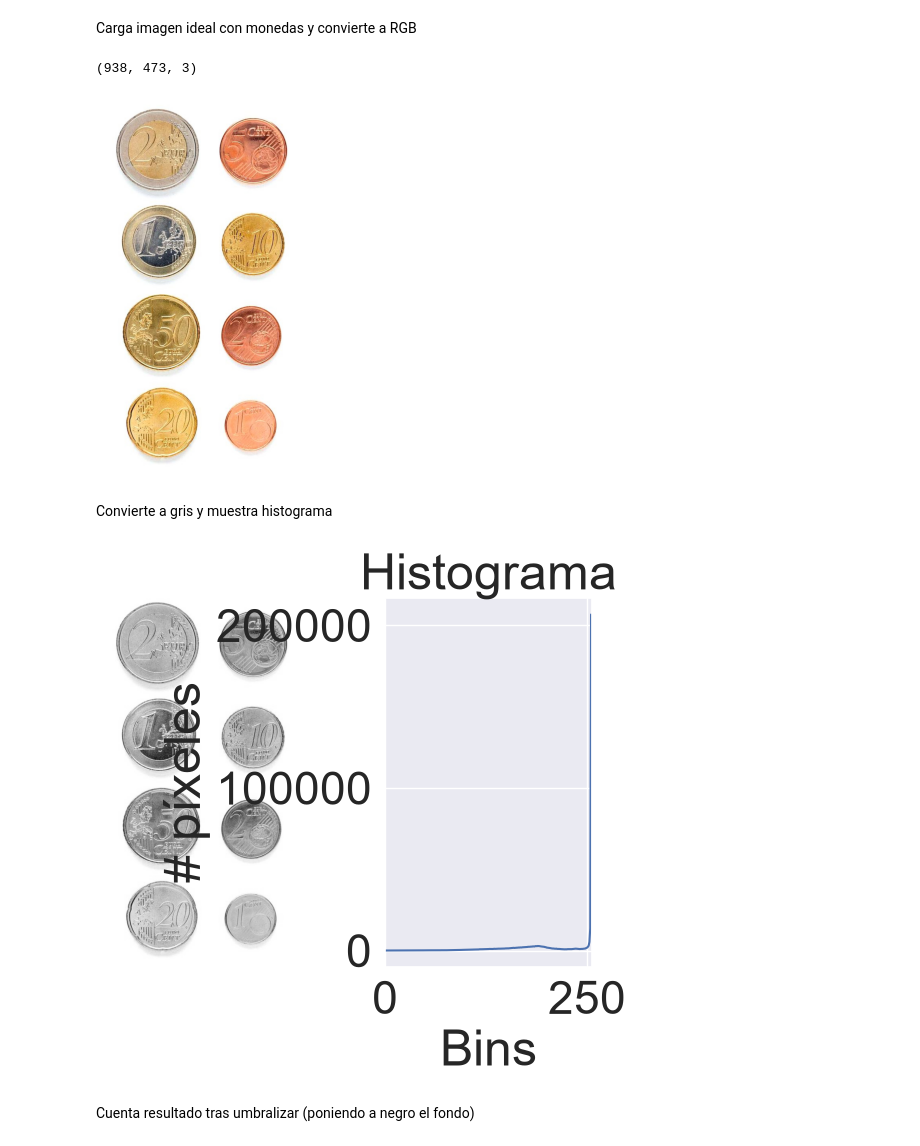
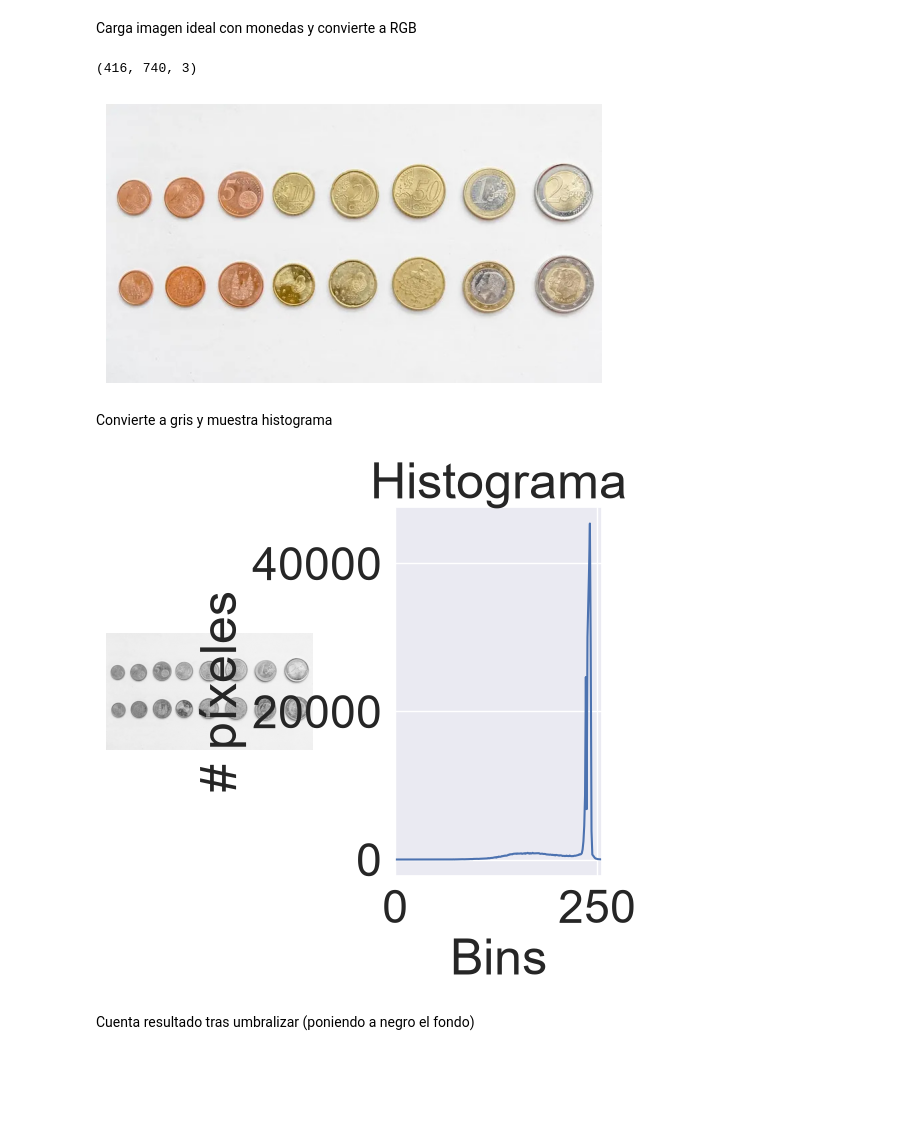
Before and after one commit to Putrici0/VC_P3, a Jupyter notebook: VC_P3.ipynb, the cells around one changed output. Drawn from its saved outputs; the diff is of its cells as text; code cells hidden in the pictures; blank space fills up the shorter version.

```diff
--- a/VC_P3.ipynb
+++ b/VC_P3.ipynb
@@ -9,17 +9,17 @@ import csv
 Carga imagen ideal con monedas y convierte a RGB
 # %%
 #Carga imagen ejemplo con monedas
-img = cv2.imread('Monedas.jpg')
+img = cv2.imread('Money.jpg')
 print(img.shape)
 #Recordar que OpenCV lee las imágenes en BGR, por lo que convertimos para visualizr a RGB
 img_rgb = cv2.cvtColor(img, cv2.COLOR_BGR2RGB)
 
 plt.axis("off")
 plt.imshow(img_rgb)
 plt.show()
 # %% [output]
-(938, 473, 3)
+(416, 740, 3)
-[figure, old version]
+[figure, new version]
 # %% [markdown]
 Convierte a gris y muestra histograma
 # %%
@@ -44,7 +44,7 @@ plt.xlim([0, 256])
 # Separo subplots horizontalmente
 plt.subplots_adjust(wspace=0.4)
 # %% [output]
-[figure, old version]
+[figure, new version]
 # %% [markdown]
 Cuenta resultado tras umbralizar (poniendo a negro el fondo)
 # %%
```
Also changed, not shown: parts of 3 cells of this notebook.
